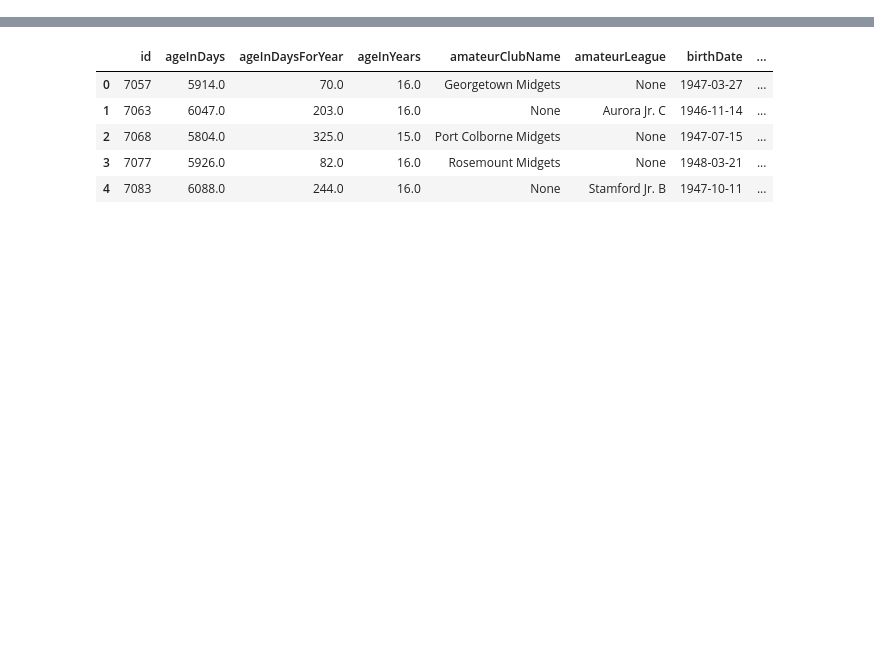
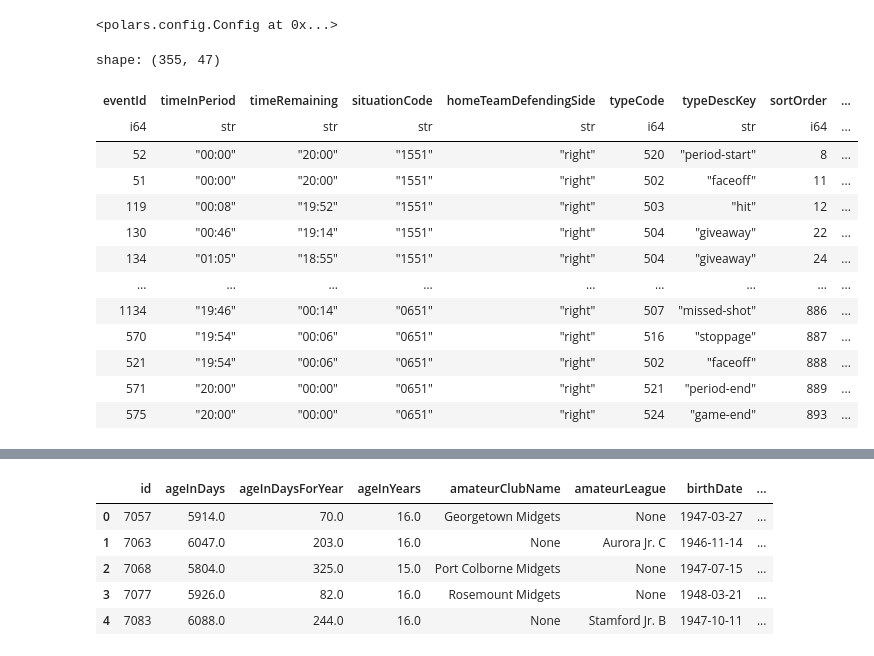
Before and after one commit to maxtixador/nhl_scraper, a Jupyter notebook: notebooks/test_scraper.ipynb, the cells around one changed output, grey strips where cells are left out. Cells and saved outputs as stored; diff of their text form; code cells hidden in the pictures; blank space fills up the shorter version.

```diff
--- a/notebooks/test_scraper.ipynb
+++ b/notebooks/test_scraper.ipynb
@@ -8,12 +5,15 @@ The autoreload extension is already loaded. To reload it, use:
 # %%
 # Import required packages
 import pandas as pd
-from nhl_scraper.scraper.draft import scrapeDraft, scrapeRankings, scrapeDraftLegacy
-from nhl_scraper.scraper.game import scrapeGamePlayByPlay, scrapeGameRosters, scrapeGameShifts, scrapeGameShiftsLegacy
-from nhl_scraper.scraper.player import scrapePlayerProfile, scrapePlayerStats, scrapePlayerGameLog
-from nhl_scraper.scraper.teams import *
-from nhl_scraper.scraper.utils import *
-from nhl_scraper.scraper.nhledge.skater
+# from nhl_scraper.scraper.draft import scrapeDraft, scrapeRankings, scrapeDraftLegacy
+# from nhl_scraper.scraper.game import scrapeGamePlayByPlay, scrapeGameRosters, scrapeGameShifts, scrapeGameShiftsLegacy, scrapeGameComplete, scrape_html_events
+# from nhl_scraper.scraper.player import scrapePlayerProfile, scrapePlayerStats, scrapePlayerGameLog
+# from nhl_scraper.scraper.teams import *
+# from nhl_scraper.scraper.tools import *
+# from nhl_scraper.scraper.nhledge.skater.overview import *
+# from nhl_scraper.scraper.nhledge.skater.speed import *
+import polars as pl
+import nhl_scraper.scraper.scrape.scrape as scrape
 from ftfy import fix_text
 from datetime import datetime
 from typing import Union
@@ -23,3 +23,24 @@ import warnings
 warnings.filterwarnings("ignore")
 pd.set_option('display.max_columns', None)
 pd.set_option('display.encoding', 'utf-8')
+
+pl.Config(tbl_cols=-1)
+# %% [output]
+<polars.config.Config at 0x...>
+# %%
+scrape.scrapeGamePlays(2024020170)
+# %% [output]
+shape: (355, 47)
+| eventId | timeInPeriod | timeRemaining | situationCode | homeTeamDefendingSide | typeCode | typeDescKey | sortOrder | ... |
+| i64 | str | str | str | str | i64 | str | i64 | ... |
+| 52 | "00:00" | "20:00" | "1551" | "right" | 520 | "period-start" | 8 | ... |
+| 51 | "00:00" | "20:00" | "1551" | "right" | 502 | "faceoff" | 11 | ... |
+| 119 | "00:08" | "19:52" | "1551" | "right" | 503 | "hit" | 12 | ... |
+| 130 | "00:46" | "19:14" | "1551" | "right" | 504 | "giveaway" | 22 | ... |
+| 134 | "01:05" | "18:55" | "1551" | "right" | 504 | "giveaway" | 24 | ... |
+| … | … | … | … | … | … | … | … | ... |
+| 1134 | "19:46" | "00:14" | "0651" | "right" | 507 | "missed-shot" | 886 | ... |
+| 570 | "19:54" | "00:06" | "0651" | "right" | 516 | "stoppage" | 887 | ... |
+| 521 | "19:54" | "00:06" | "0651" | "right" | 502 | "faceoff" | 888 | ... |
+| 571 | "20:00" | "00:00" | "0651" | "right" | 521 | "period-end" | 889 | ... |
+| 575 | "20:00" | "00:00" | "0651" | "right" | 524 | "game-end" | 893 | ... |
```
Also changed, not shown: parts of 15 cells of this notebook, 17 other files.
